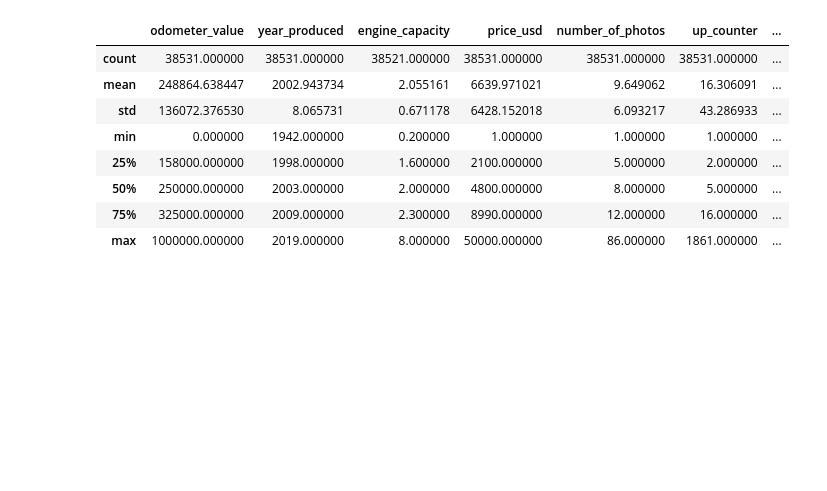
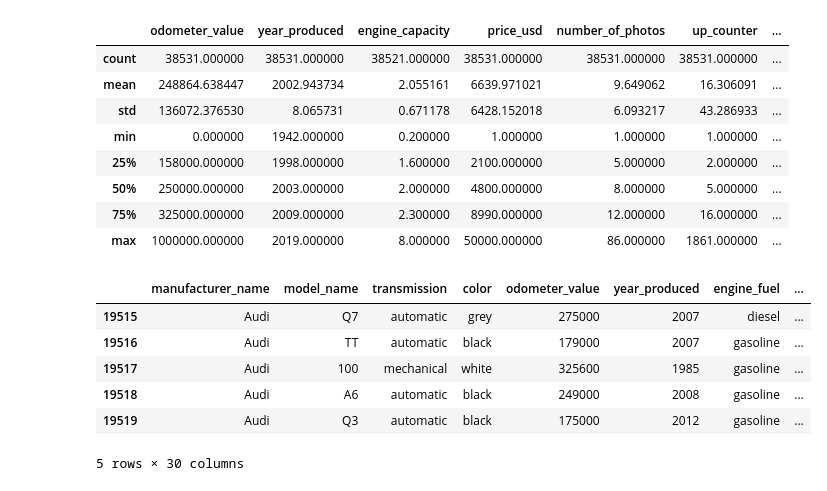
Before and after one commit to brincon/cursos-platzi, a Jupyter notebook: 7. Matematicas para Data Science, estadistica descriptiva/04tipos-de-datos_.ipynb, the cells around one changed output. Saved outputs shown, nothing was run; the diff lists cells and outputs as text; code cells hidden in the pictures; blank space fills up the shorter version.

```diff
--- a/7. Matematicas para Data Science, estadistica descriptiva/clase-04tipos-de-datos_fab56f00-eec9-41ea-a32a-1d3f3bbdc2bb.ipynb
+++ b/7. Matematicas para Data Science, estadistica descriptiva/04tipos-de-datos_.ipynb
@@ -74,0 +80,13 @@ df.describe()
+# %%
+Q7_df = df[df['manufacturer_name']=='Audi']
+Q7_df.
+# %%
+Q7_df.head()
+# %% [output]
+|  | manufacturer_name | model_name | transmission | color | odometer_value | year_produced | engine_fuel | ... |
+| 19515 | Audi | Q7 | automatic | grey | 275000 | 2007 | diesel | ... |
+| 19516 | Audi | TT | automatic | black | 179000 | 2007 | gasoline | ... |
+| 19517 | Audi | 100 | mechanical | white | 325600 | 1985 | gasoline | ... |
+| 19518 | Audi | A6 | automatic | black | 249000 | 2008 | gasoline | ... |
+| 19519 | Audi | Q3 | automatic | black | 175000 | 2012 | gasoline | ... |
+5 rows × 30 columns
```
Also changed, not shown: parts of 3 cells of this notebook, 4 other files.
